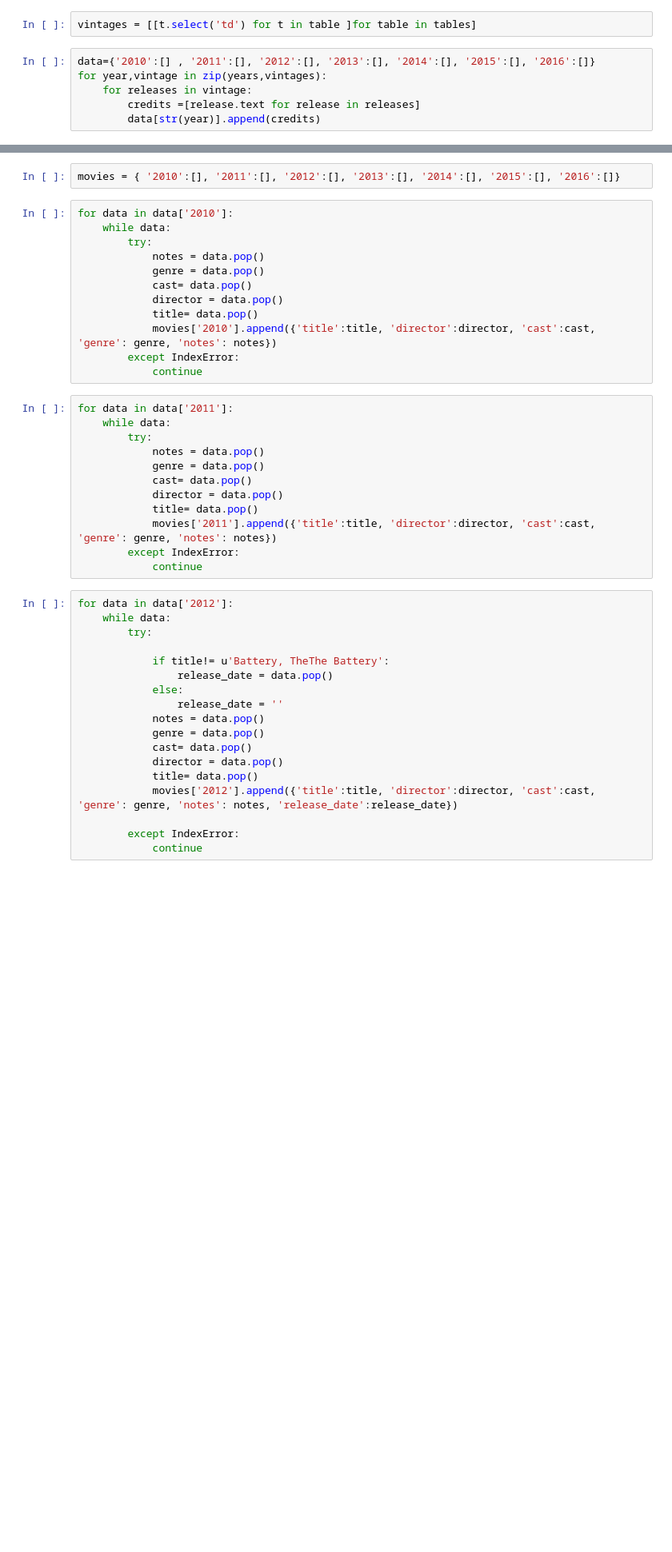
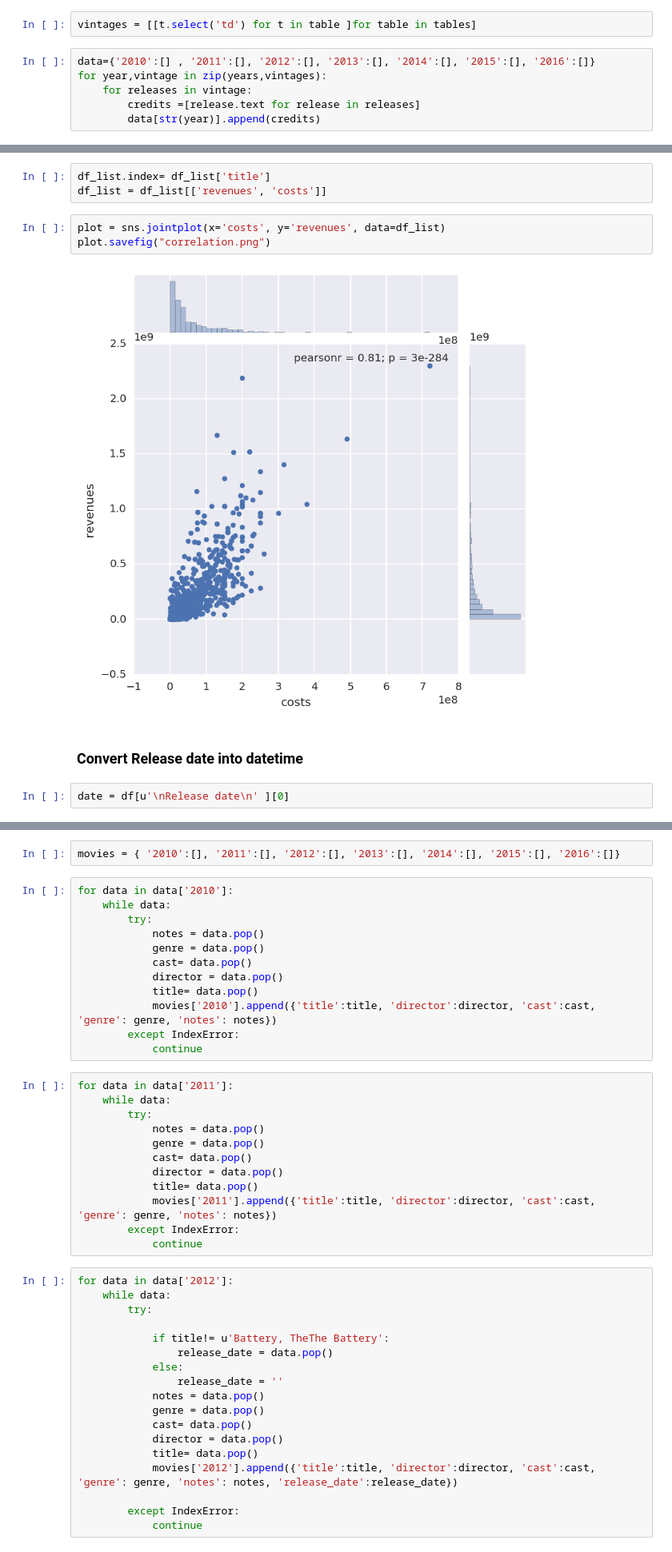
Before and after one commit to venamax/movies, a Jupyter notebook: Movie_Data_Wikipedia.ipynb, the cells around one changed output, grey strips where cells are left out. Shown: that part at 80% size. Drawn from its saved outputs; the diff is of its cells as text; blank space fills up the shorter version.

```diff
--- a/Movie_Data_Wikipedia.ipynb
+++ b/Movie_Data_Wikipedia.ipynb
@@ -95,0 +392,12 @@ data['2013'][0]
+# %%
+df_list.index= df_list['title']
+df_list = df_list[['revenues', 'costs']]
+# %%
+plot = sns.jointplot(x='costs', y='revenues', data=df_list)
+plot.savefig("correlation.png")
+# %% [output]
+[figure, added]
+# %% [markdown]
+### Convert Release date into datetime
+# %%
+date = df[u'\nRelease date\n' ][0]
```
Also changed, not shown: parts of 78 cells of this notebook, 3 other files.
